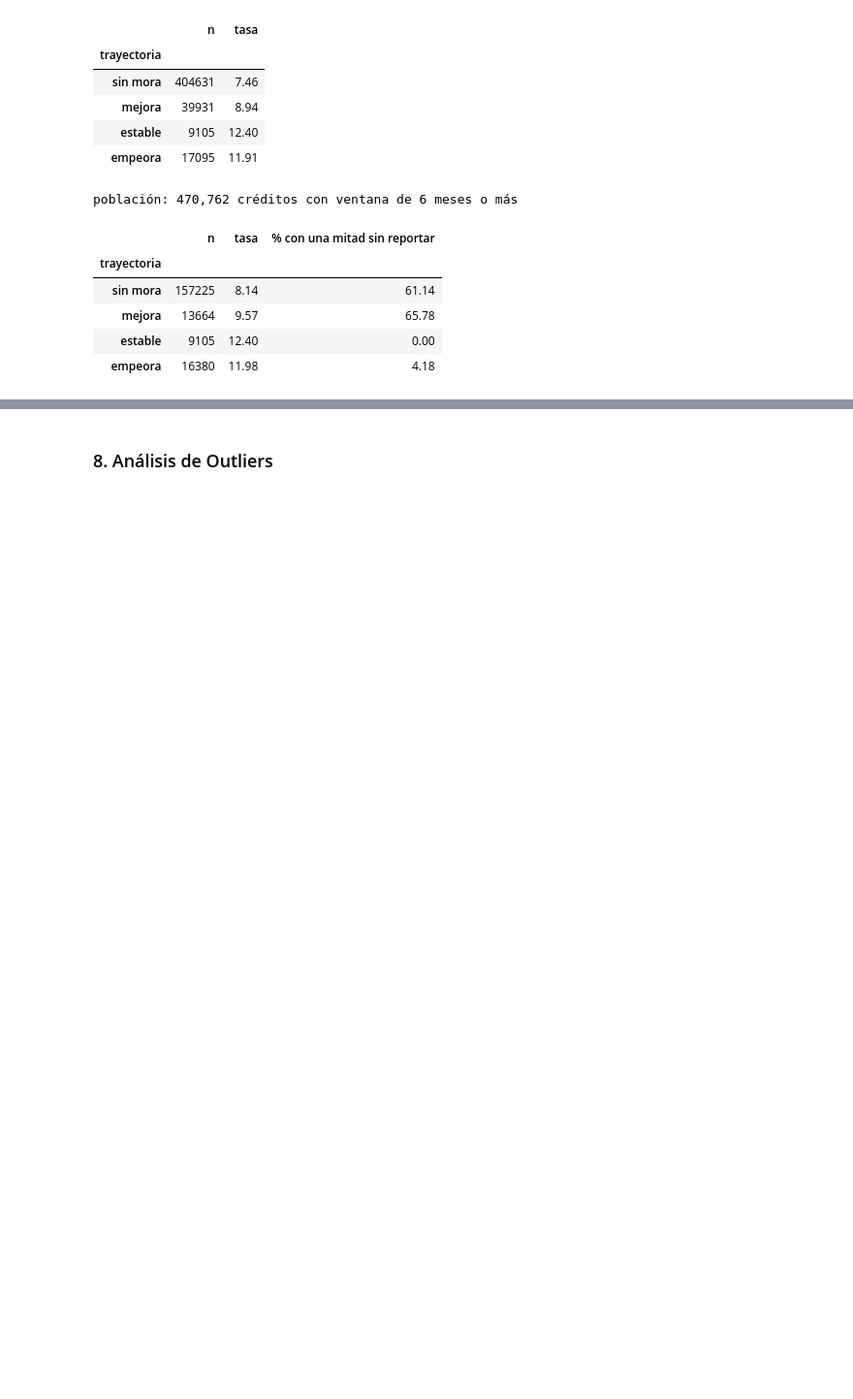
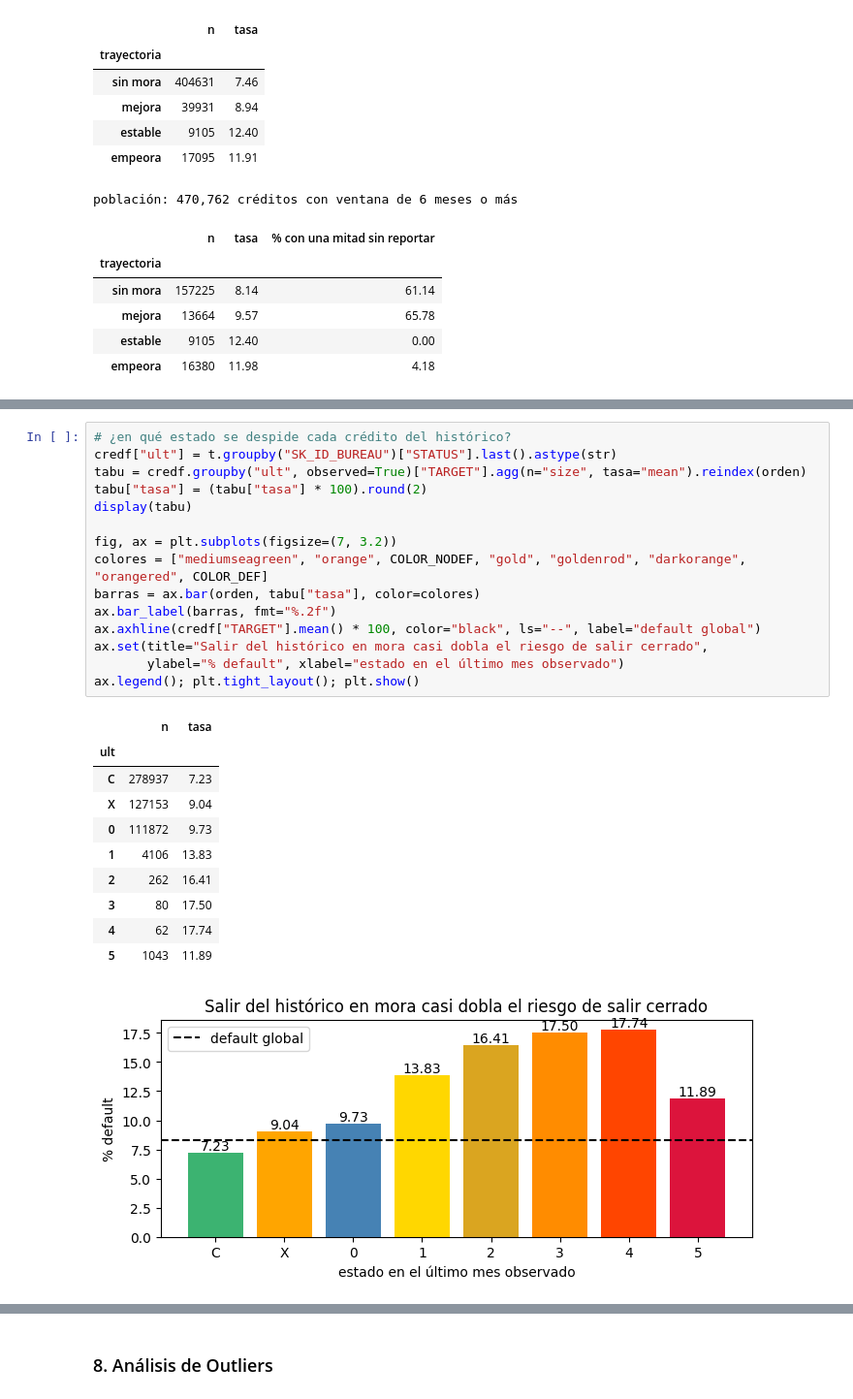
Before and after one commit to yeraybc/home-credit-default-risk, a Jupyter notebook: notebooks/03_eda_bureau_balance.ipynb, the cells around one changed output, grey strips where cells are left out. Shown at 97% size. Saved outputs shown, nothing was run; the diff lists cells and outputs as text; blank space fills up the shorter version.

```diff
--- a/notebooks/03_eda_bureau_balance.ipynb
+++ b/notebooks/03_eda_bureau_balance.ipynb
@@ -684,0 +709,27 @@ población: 470,762 créditos con ventana de 6 meses o más
+# %%
+# ¿en qué estado se despide cada crédito del histórico?
+credf["ult"] = t.groupby("SK_ID_BUREAU")["STATUS"].last().astype(str)
+tabu = credf.groupby("ult", observed=True)["TARGET"].agg(n="size", tasa="mean").reindex(orden)
+tabu["tasa"] = (tabu["tasa"] * 100).round(2)
+display(tabu)
+
+fig, ax = plt.subplots(figsize=(7, 3.2))
+colores = ["mediumseagreen", "orange", COLOR_NODEF, "gold", "goldenrod", "darkorange", "orangered", COLOR_DEF]
+barras = ax.bar(orden, tabu["tasa"], color=colores)
+ax.bar_label(barras, fmt="%.2f")
+ax.axhline(credf["TARGET"].mean() * 100, color="black", ls="--", label="default global")
+ax.set(title="Salir del histórico en mora casi dobla el riesgo de salir cerrado",
+       ylabel="% default", xlabel="estado en el último mes observado")
+ax.legend(); plt.tight_layout(); plt.show()
+# %% [output]
+|  | n | tasa |
+| ult |  |  |
+| C | 278937 | 7.23 |
+| X | 127153 | 9.04 |
+| 0 | 111872 | 9.73 |
+| 1 | 4106 | 13.83 |
+| 2 | 262 | 16.41 |
+| 3 | 80 | 17.50 |
+| 4 | 62 | 17.74 |
+| 5 | 1043 | 11.89 |
+[figure, added]
```
Also changed, not shown: parts of 11 cells of this notebook, 1 other file.
